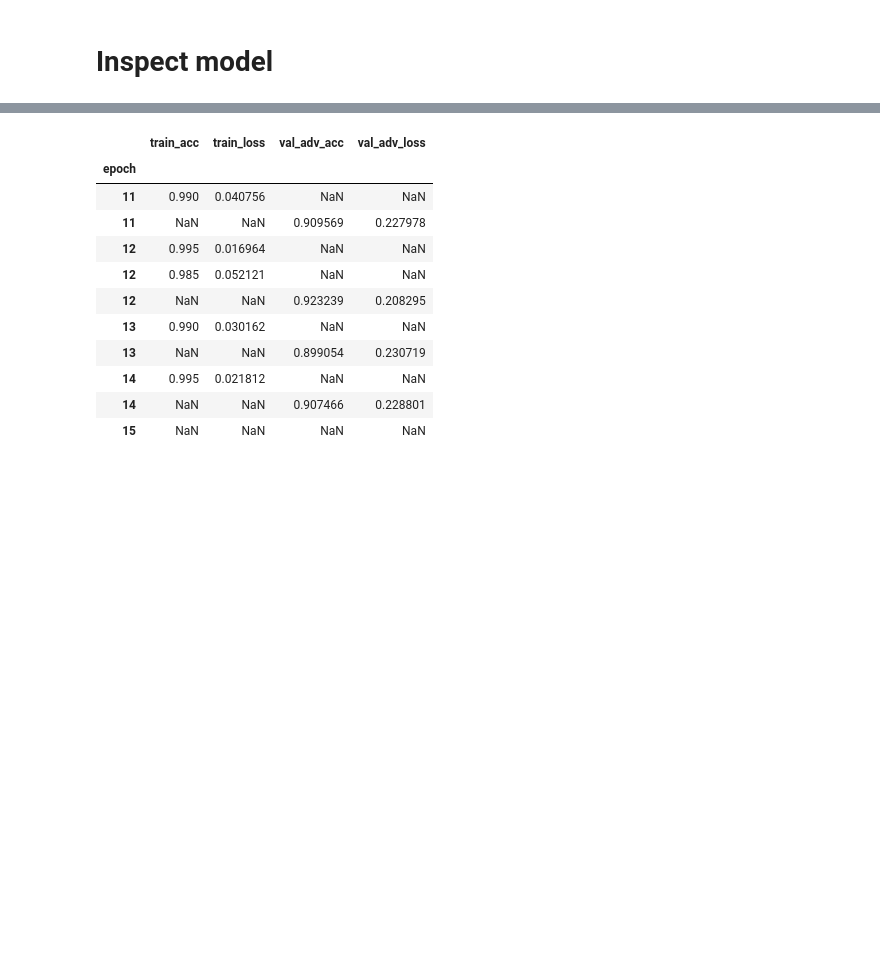
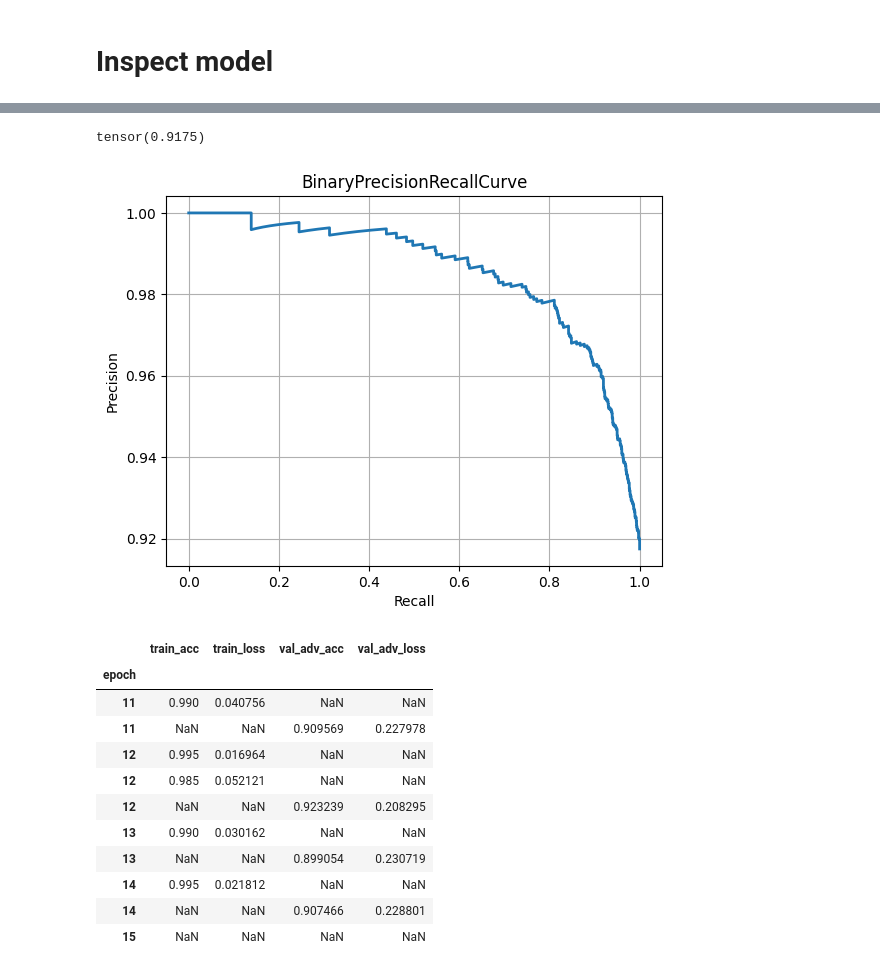
Before and after one commit to 314-Foundation/white-box-nn, a Jupyter notebook: jupyter/main.ipynb, the cells around one changed output, grey strips where cells are left out. Cells and saved outputs as stored; diff of their text form; code cells hidden in the pictures; blank space fills up the shorter version.

Commit message:
compute credibility + small improvs

```diff
--- a/jupyter/main.ipynb
+++ b/jupyter/main.ipynb
@@ -218,5 +215,12 @@ model.training
 ────────────────────────────────────────────────────────────────────────────────────────────────────────────────────────
 False
+# %%
+p, r, t = model.credibility.compute()
+model.credibility.plot()
+p.min()
+# %% [output]
+tensor(0.9175)
+[figure, added]
 # %%
 metrics = pd.read_csv(f"{trainer.logger.log_dir}/metrics.csv")
 metrics = metrics[["train_acc", "train_loss", "val_adv_acc", "val_adv_loss", "epoch"]]
```
Also changed, not shown: parts of 10 cells of this notebook, 5 other files.
